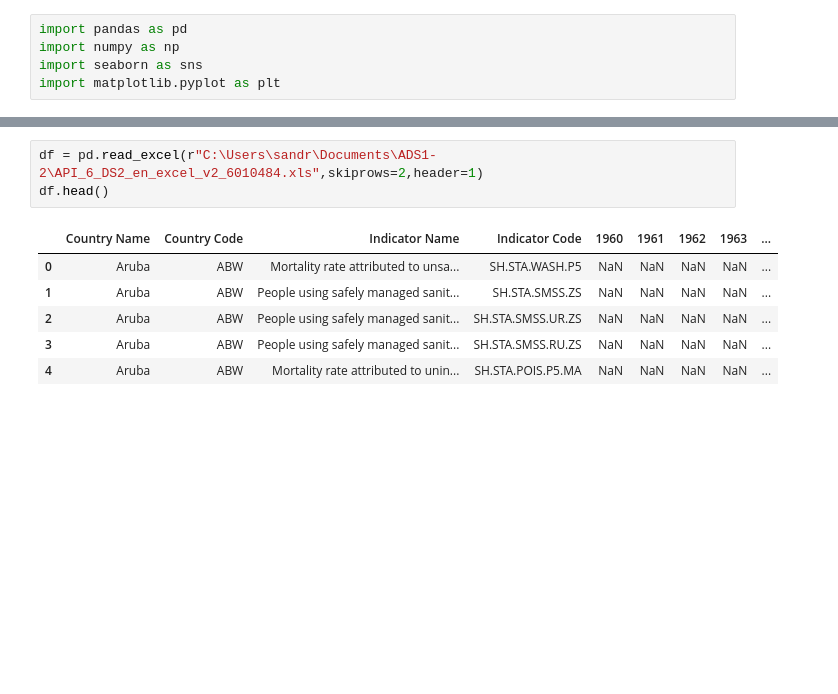
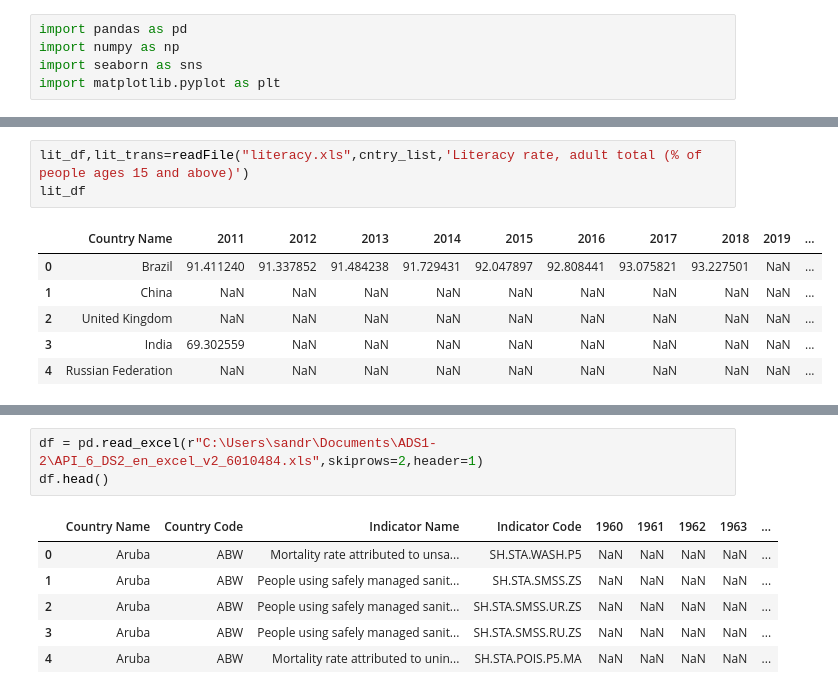
Before and after one commit to sandrabinu3/Statistics-and-Trends, a Jupyter notebook: ads12test.ipynb, the cells around one changed output, grey strips where cells are left out. Cells and saved outputs as stored; diff of their text form; blank space fills up the shorter version.

```diff
--- a/ads12test.ipynb
+++ b/ads12test.ipynb
@@ -50,0 +47,10 @@ df[1]
+# %%
+lit_df,lit_trans=readFile("literacy.xls",cntry_list,'Literacy rate, adult total (% of people ages 15 and above)')
+lit_df
+# %% [output]
+|  | Country Name | 2011 | 2012 | 2013 | 2014 | 2015 | 2016 | 2017 | 2018 | 2019 | ... |
+| 0 | Brazil | 91.411240 | 91.337852 | 91.484238 | 91.729431 | 92.047897 | 92.808441 | 93.075821 | 93.227501 | NaN | ... |
+| 1 | China | NaN | NaN | NaN | NaN | NaN | NaN | NaN | NaN | NaN | ... |
+| 2 | United Kingdom | NaN | NaN | NaN | NaN | NaN | NaN | NaN | NaN | NaN | ... |
+| 3 | India | 69.302559 | NaN | NaN | NaN | NaN | NaN | NaN | NaN | NaN | ... |
+| 4 | Russian Federation | NaN | NaN | NaN | NaN | NaN | NaN | NaN | NaN | NaN | ... |
```
Also changed, not shown: parts of 17 cells of this notebook, 12 other files.
